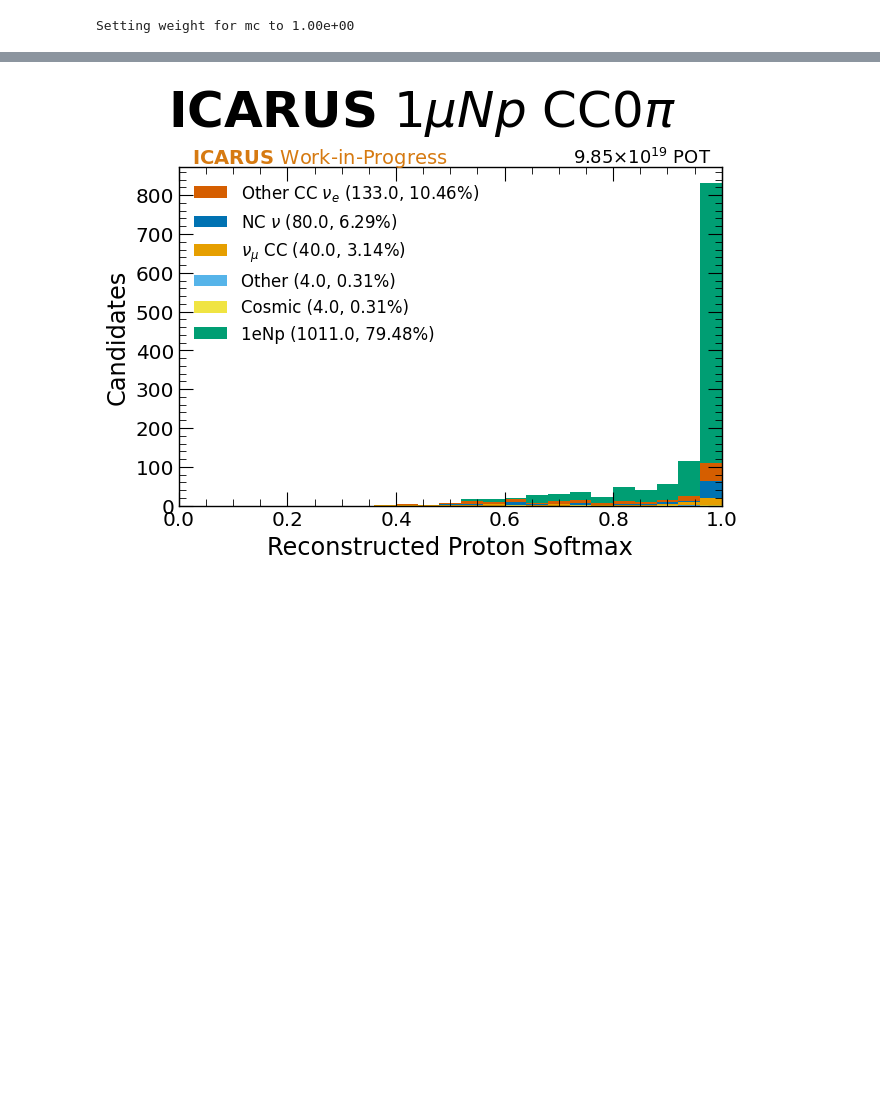
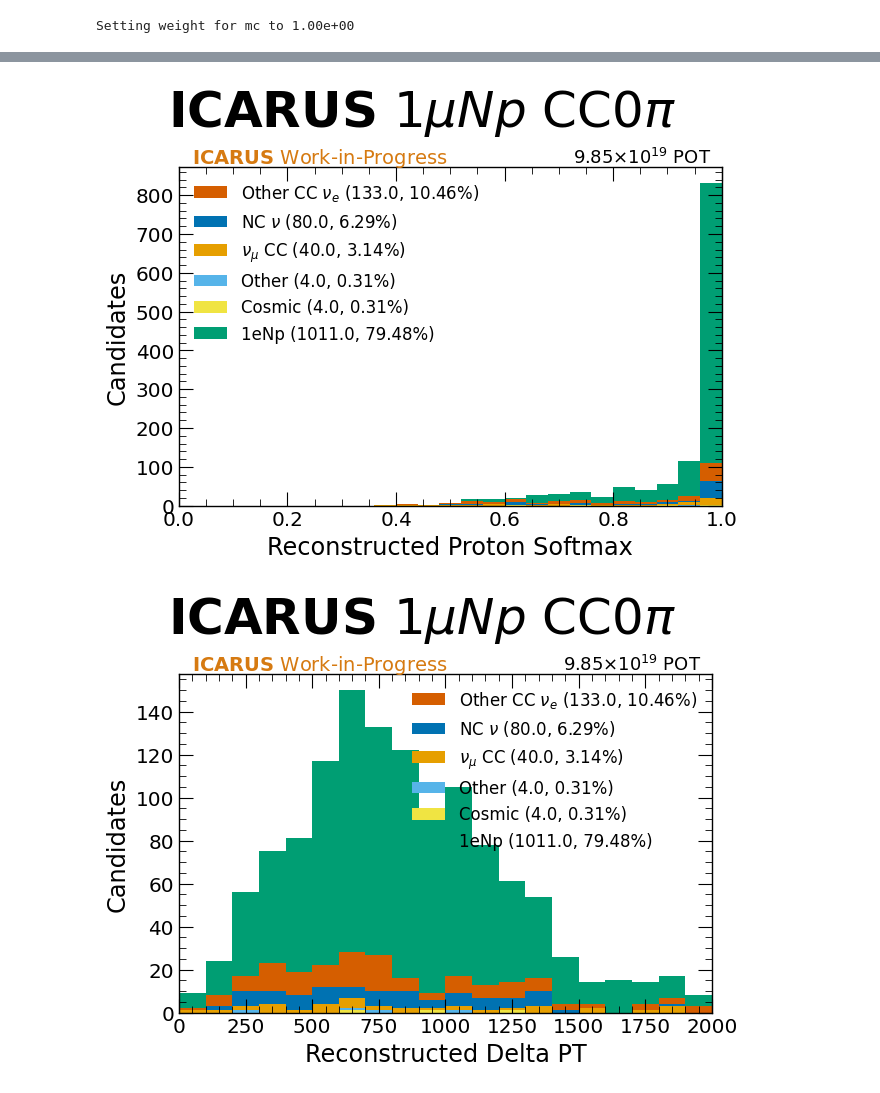
Before and after one commit to dacarber/medulla, a Jupyter notebook: spineplot/example.ipynb, the cells around one changed output, grey strips where cells are left out. Saved outputs shown, nothing was run; the diff lists cells and outputs as text; code cells hidden in the pictures; blank space fills up the shorter version.

```diff
--- a/spineplot/example.ipynb
+++ b/spineplot/example.ipynb
@@ -77,30 +77,40 @@ style = 'selected_icarus'
 type = 'SpineSpectra1D'
 variable = 'reco_electron_dir_spread'
 draw_kwargs = {'show_component_number' = true, 'show_component_percentage' = true, 'invert_stack_order' = true, 'draw_error' = 'flux_xsec'}
 
 [[figure]]
 name = 'reco_proton_softmax'
 type = 'SimpleFigure'
 artists = [{'type' = 'SpineSpectra1D', 'variable' = 'reco_proton_softmax'},]
 style = 'selected_icarus'
 [[figure.artists]]
 type = 'SpineSpectra1D'
 variable = 'reco_proton_softmax'
 draw_kwargs = {'show_component_number' = true, 'show_component_percentage' = true, 'invert_stack_order' = true, 'draw_error' = 'flux_xsec'}
+[[figure]]
+name = 'reco_dpT'
+type = 'SimpleFigure'
+artists = [{'type' = 'SpineSpectra1D', 'variable' = 'reco_dpT'},]
+style = 'selected_icarus'
+[[figure.artists]]
+type = 'SpineSpectra1D'
+variable = 'reco_dpT'
+draw_kwargs = {'show_component_number' = true, 'show_component_percentage' = true, 'invert_stack_order' = true, 'draw_error' = 'flux_xsec'}
 """
 # Write the string to a file
 with open('cfg.toml', 'w') as f:
     f.write(cfg)
 
 file = '/Users/danielcarber/Documents/ICARUS/testtest.root'
 
 analysis = Analysis('cfg.toml', file)
 analysis.run(close_figs=False)
 # %% [output]
 Setting weight for mc to 1.00e+00
 [figure]
 [figure]
 [figure]
 [figure]
 [figure]
 [figure]
+[figure, added]
```
Also changed, not shown: 4 other files.
